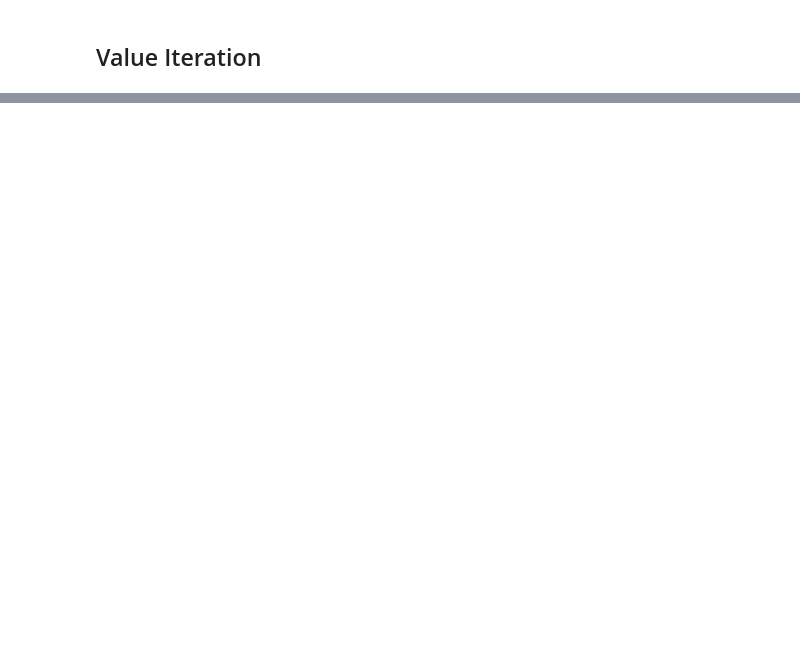
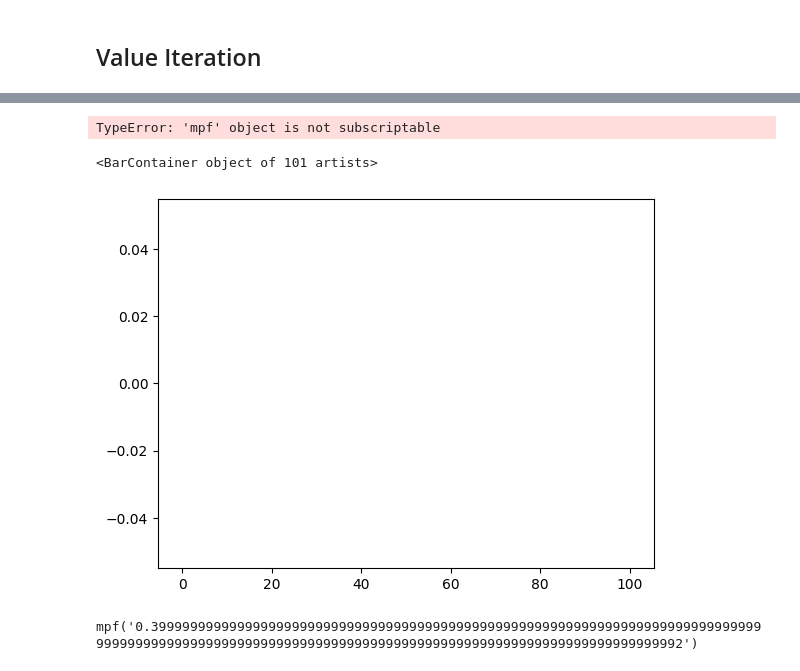
Before and after one commit to paderevski/reinforcement_learning, a Jupyter notebook: Gambler.ipynb, the cells around one changed output, grey strips where cells are left out. Cells and saved outputs as stored; diff of their text form; code cells hidden in the pictures; blank space fills up the shorter version.

```diff
--- a/Gambler.ipynb
+++ b/Gambler.ipynb
@@ -108,0 +133,21 @@ weighted_children(s, a)
+# %%
+vi = value_iteration()
+v, p = vi.val_iteration()
+
+# pi = policy_iteration()
+# v, p = pi.policy_evaluation()
+# print(v)
+# print(p)
+
+plt.plot(range(100), v[:100])
+plt.xlabel('Capital')
+plt.ylabel('Value estimates')
+plt.show()
+
+plt.bar(range(100), p, align = 'center', alpha = 0.5)
+for i in range(100):
+	plt.text(i - 0.75, p[i] + 0.01, str(round(v[i],2)), fontsize=6)
+plt.xlabel('Capital')
+plt.xticks(np.arange(0, 101, 5))
+plt.ylabel('Final policy (stake)')
+plt.show()
@@ -108,0 +251,33 @@ weighted_children(s, a)
+# %%
+def fv(a):
+    return [float(x[0]) for x in a]
+# %%
+my_v = V
+the_v = v
+# %%
+pi = [0]*101
+VV = my_v
+p_h = mp.mpf('0.4')
+gamma = mp.mpf(1)
+for s in range(1,100):
+    state_actions = actions_from_state(s)
+    action_values = []
+    the_action_values = []
+    for a in state_actions:
+        action_values.append( (p_h*(reward(s+a)+gamma*VV[s+a]) + (mp.mpf(1)-p_h)*(reward(s-a)+gamma*VV[s-a]),a) )
+        the_action_values.append( (p_h*(reward(s+a)+gamma*the_v[s+a]) + (mp.mpf(1)-p_h)*(reward(s-a)+gamma*the_v[s-a]),a) )
+    best_action = max(action_values, key=lambda x:x[0])[1]
+    difference = np.array(fv(action_values)) - np.array(fv(the_action_values))
+    print(s, np.max(difference))
+    pi[s] = best_action
+# %% [output]
+TypeError: 'mpf' object is not subscriptable
+# %%
+plt.bar(range(len(pi)),pi)
+# %% [output]
+<BarContainer object of 101 artists>
+[figure, added]
+# %%
+mp.mpf('0.4')
+# %% [output]
+mpf('0.399999999999999999999999999999999999999999999999999999999999999999999999999999999999999999999999999999999999999999999999999999999999999999999999999999992')
```
Also changed, not shown: parts of 25 cells of this notebook, 1 other file.
